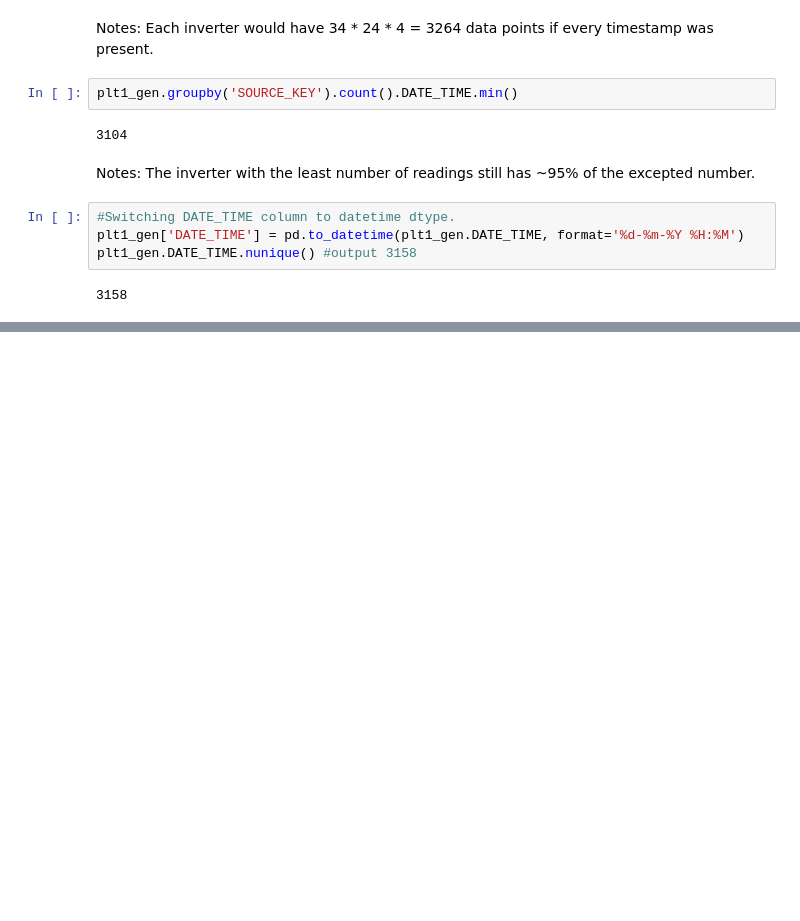
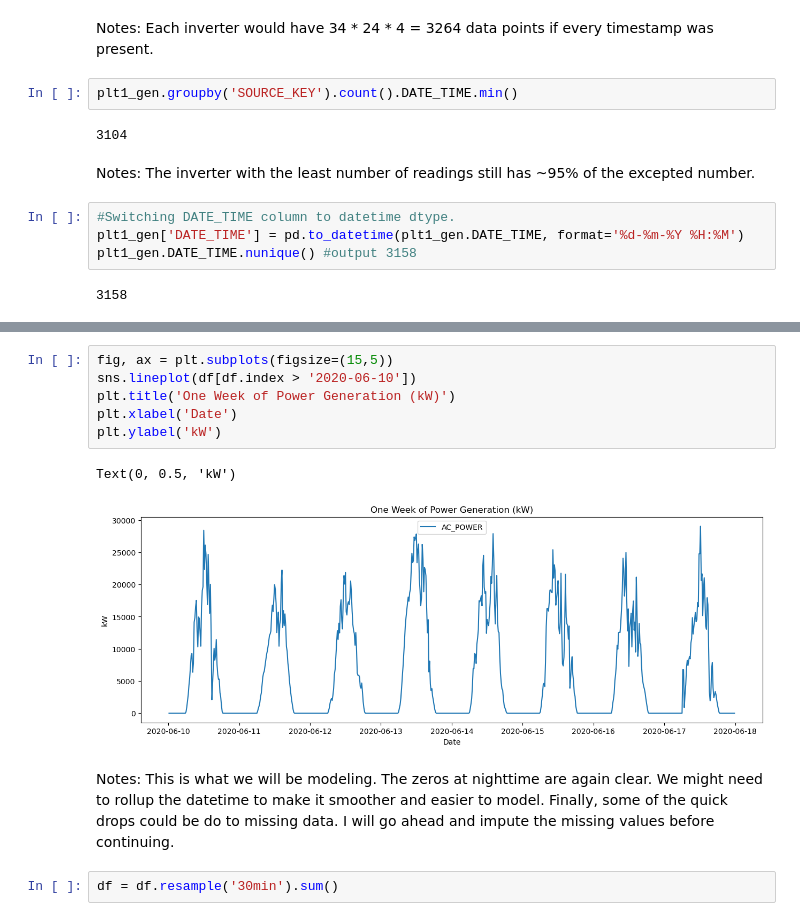
Before and after one commit to joshmdata/data-science-projects, a Jupyter notebook: time-series-forecasting-solar-power-generation.ipynb, the cells around one changed output, grey strips where cells are left out. Saved outputs shown, nothing was run; the diff lists cells and outputs as text; blank space fills up the shorter version.

```diff
--- a/time-series-forecasting-solar-power-generation.ipynb
+++ b/time-series-forecasting-solar-power-generation.ipynb
@@ -160,0 +199,13 @@ sns.histplot(df)
+# %%
+fig, ax = plt.subplots(figsize=(15,5))
+sns.lineplot(df[df.index > '2020-06-10'])
+plt.title('One Week of Power Generation (kW)')
+plt.xlabel('Date')
+plt.ylabel('kW')
+# %% [output]
+Text(0, 0.5, 'kW')
+[figure, added]
+# %% [markdown]
+Notes: This is what we will be modeling. The zeros at nighttime are again clear. We might need to rollup the datetime to make it smoother and easier to model. Finally, some of the quick drops could be do to missing data. I will go ahead and impute the missing values before continuing.
+# %%
+df = df.resample('30min').sum()
```
Also changed, not shown: parts of 70 cells of this notebook.
